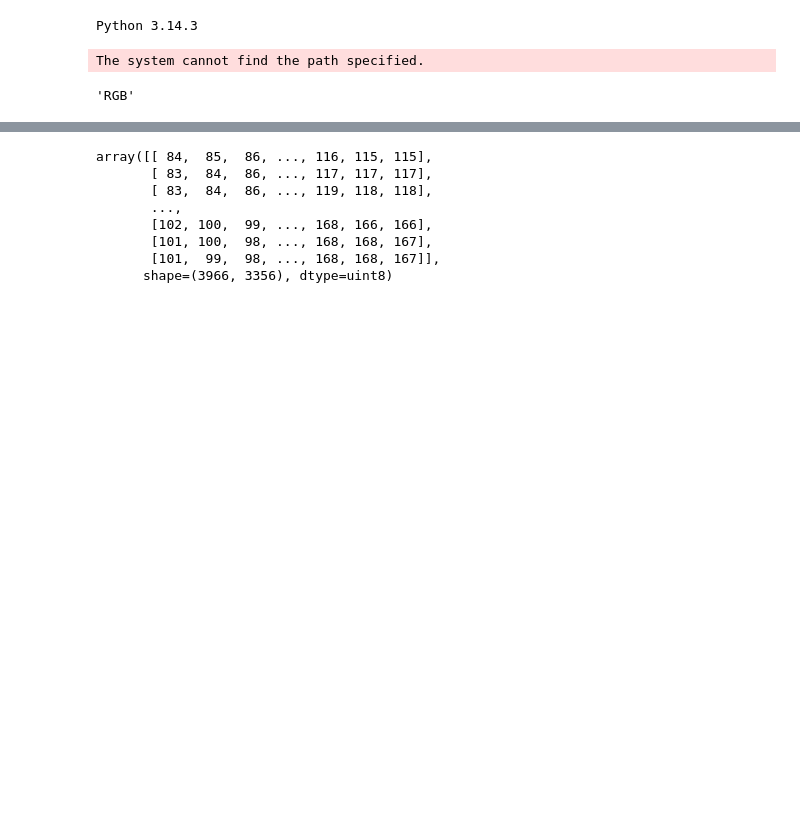
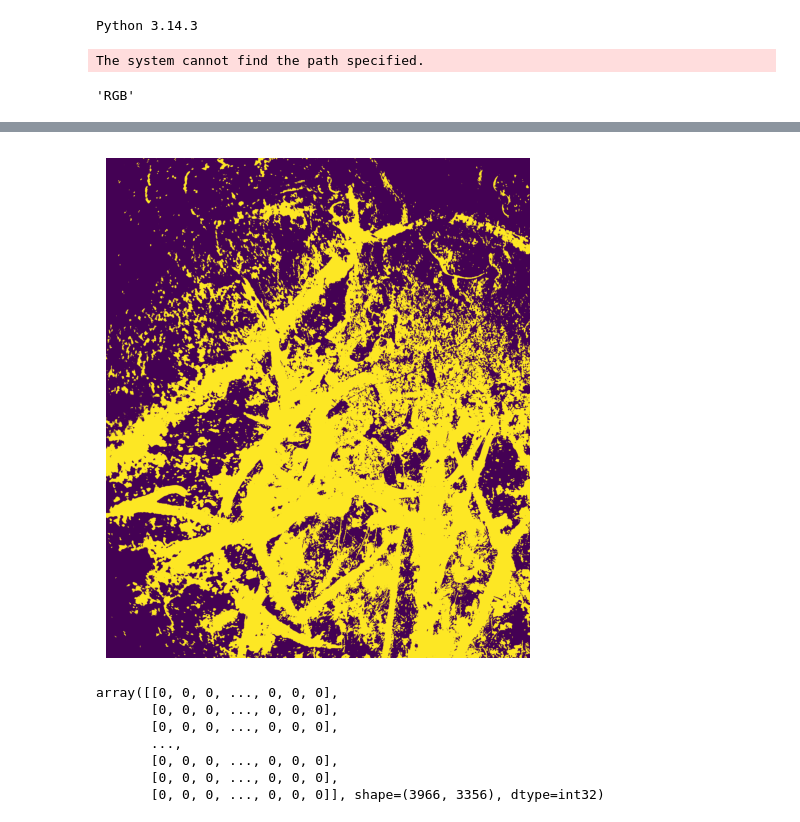
Before and after one commit to anoban/wsu, a Jupyter notebook: semseg/legume_root_analyses/garage.ipynb, the cells around one changed output, grey strips where cells are left out. Cells and saved outputs as stored; diff of their text form; code cells hidden in the pictures; blank space fills up the shorter version.

```diff
--- a/semseg/legume_root_analyses/garage.ipynb
+++ b/semseg/legume_root_analyses/garage.ipynb
@@ -19,2 +28,4 @@ roots.mode # RGB is good
 # %%
 roots = np.array(roots)
+roots = cv2.cvtColor(src=roots, code=cv2.COLOR_RGB2GRAY) # greyscale transformation
+cv2.threshold(src=roots, thresh=0, maxval=255, type=cv2.THRESH_BINARY+cv2.THRESH_OTSU, dst=roots) # transform the greyscale image to binary
@@ -21 +41,9 @@ roots = np.array(roots)
+# %%
+fig, axes = plt.subplots()
+fig.set_size_inches(5.5, 6.5)
+axes.imshow(roots)
+axes.set_axis_off()
+plt.show()
+# %% [output]
+[figure, added]
 # %%
@@ -23,12 +51,11 @@ greyscale = cv2.cvtColor(src=roots, code=cv2.COLOR_RGB2GRAY)
 # %%
-greyscale
+labels # labels is a matrix the size of the input image where each element has a value equal to its label.
 # %% [output]
-array([[ 84,  85,  86, ..., 116, 115, 115],
-       [ 83,  84,  86, ..., 117, 117, 117],
-       [ 83,  84,  86, ..., 119, 118, 118],
+array([[0, 0, 0, ..., 0, 0, 0],
+       [0, 0, 0, ..., 0, 0, 0],
+       [0, 0, 0, ..., 0, 0, 0],
        ...,
-       [102, 100,  99, ..., 168, 166, 166],
-       [101, 100,  98, ..., 168, 168, 167],
-       [101,  99,  98, ..., 168, 168, 167]],
-      shape=(3966, 3356), dtype=uint8)
+       [0, 0, 0, ..., 0, 0, 0],
+       [0, 0, 0, ..., 0, 0, 0],
+       [0, 0, 0, ..., 0, 0, 0]], shape=(3966, 3356), dtype=int32)
 # %%
```
Also changed, not shown: parts of 9 cells of this notebook, 3 other files.
